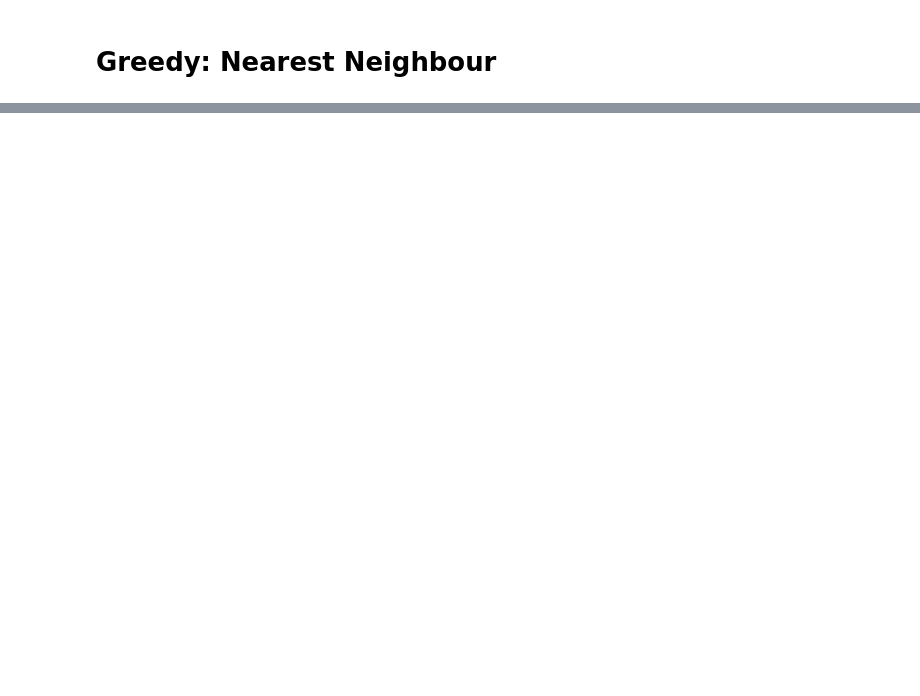
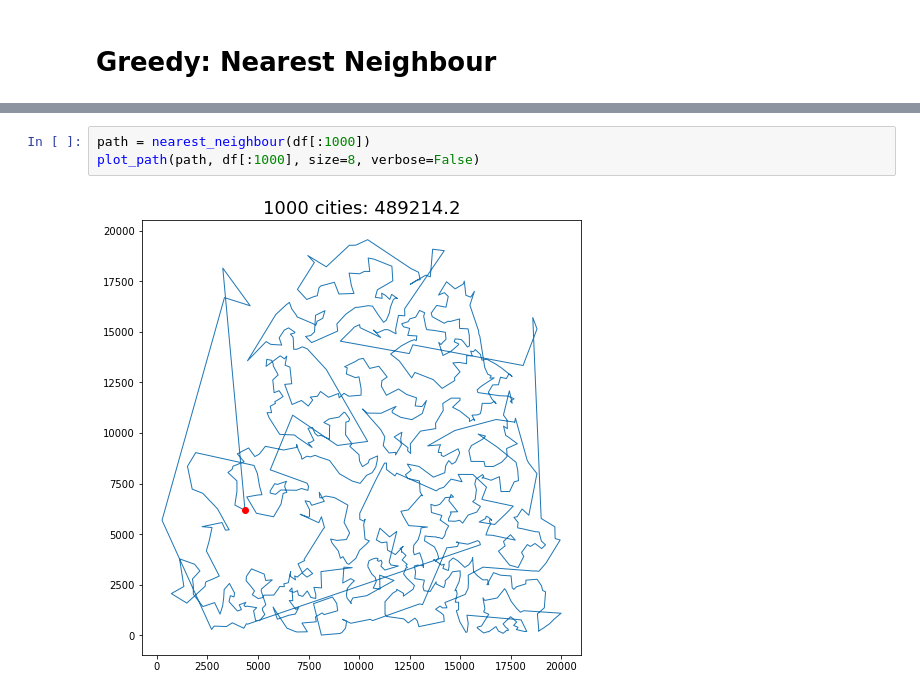
Before and after one commit to javiabellan/optimization, a Jupyter notebook: Kaggle Santa Competitions/santa_2012_TSP/My solution.ipynb, the cells around one changed output, grey strips where cells are left out. Drawn from its saved outputs; the diff is of its cells as text; blank space fills up the shorter version.

```diff
--- a/Kaggle Santa Competitions/santa_2012_TSP/My solution.ipynb
+++ b/Kaggle Santa Competitions/santa_2012_TSP/My solution.ipynb
@@ -239,0 +113,5 @@ plt.imshow(m)
+# %%
+path = nearest_neighbour(df[:1000])
+plot_path(path, df[:1000], size=8, verbose=False)
+# %% [output]
+[figure, added]
```
Also changed, not shown: parts of 30 cells of this notebook, 1 other file.
